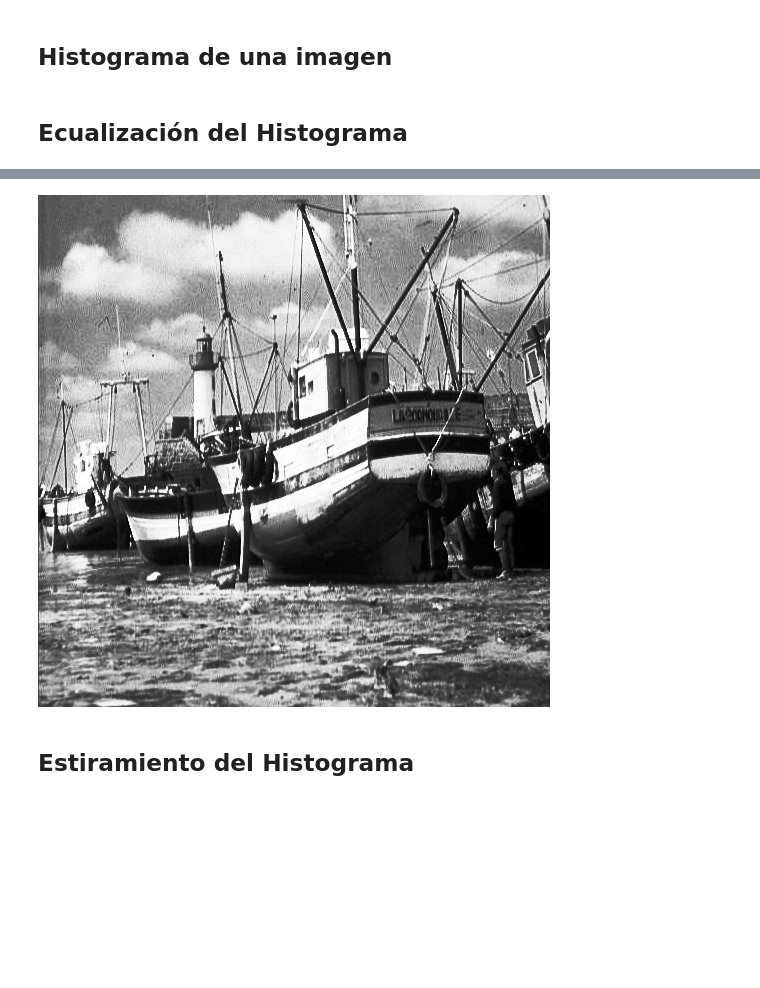
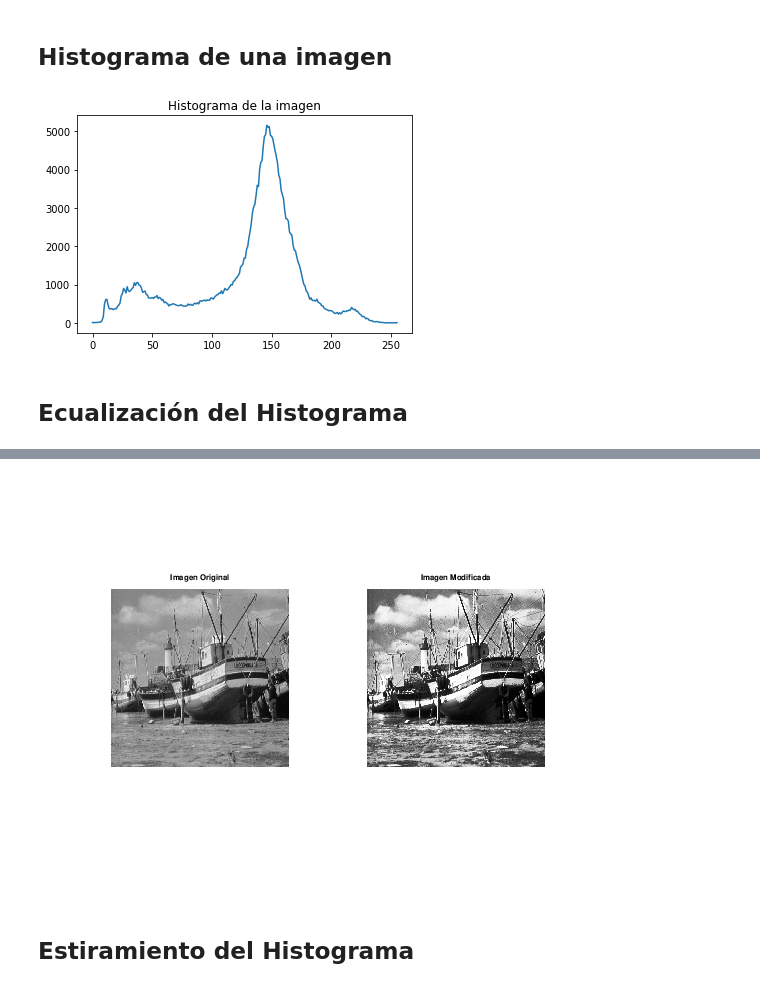
Before and after one commit to Jglez2330/Catalogo-PAID, a Jupyter notebook: Procesamiento usando Histrogramas/Procesamiento usando Histrogramas.ipynb, the cells around one changed output, grey strips where cells are left out. Drawn from its saved outputs; the diff is of its cells as text; code cells hidden in the pictures; blank space fills up the shorter version.

```diff
--- a/Procesamiento usando Histrogramas/Procesamiento usando Histrogramas.ipynb
+++ b/Procesamiento usando Histrogramas/Procesamiento usando Histrogramas.ipynb
@@ -7,6 +7,18 @@ import matplotlib.pyplot as plt
 
 
 def histograma(img_path):
+    """
+    Esta funcion calcula el histograma de una imagen
+
+    Sintaxis: histograma(img_path)
+
+    Entrada:
+        img_path -> direccion de la imagen a calcular el histograma
+
+    Salida:
+        Array de tamaño de 256 con el histograma
+
+    """
     image = cv2.imread(img_path, cv2.IMREAD_GRAYSCALE)
     (height, width) = image.shape
     hist = np.zeros(256, np.uint32)
@@ -20,12 +32,24 @@ if __name__ == '__main__':
     r = histograma("../Imagenes/boat.jpg")
     fig = plt.subplots(1, 1)
     plt.plot(r)
+    plt.title("Histograma de la imagen")
     plt.show()
+# %% [output]
+[figure, added]
 # %% [markdown]
 ## Ecualización del Histograma
 # %%
 pkg load image
 function imagenEcualizada = ecualizarImagen(img_path)
+    %Esta funcion calcula una imagen ecualizada
+    %
+    %Sintaxis: ecualizarImagen(img_path)
+    %
+    %Entrada:
+    %    img_path -> direccion de la imagen a ecualizar
+    %
+    %Salida:
+    %    Imagen ecualizada del tamaño de la imagen original
     img = imread(img_path);
     hist = obtenerHistograma(img);
     [m, n] = size(img);
@@ -46,6 +70,16 @@ function imagenEcualizada = ecualizarImagen(img_path)
 endfunction
 
 function histograma = obtenerHistograma(img)
+    %Esta funcion calcula el histograma de una imagen
+    %
+    %Sintaxis: obtenerHistograma(img)
+    %
+    %Entrada:
+    %    img -> Imagen a calcular el histograma
+    %
+    %Salida:
+    %    Array de tamaño de 256 con el histograma
+
     histograma = zeros(256, 1);
     for i = 0:255
         histograma(i+1) = sum(sum(img == i));
@@ -53,6 +87,17 @@ function histograma = obtenerHistograma(img)
 endfunction
 
 function dist = distribucionAcumulativa(hist, m, n)
+    %Esta funcion calcula la distribucion del histograma de una imagen
+    %
+    %Sintaxis: distribucionAcumulativa(hist, m, n)
+    %
+    %Entrada:
+    %    hist -> direccion de la imagen a calcular el histograma
+    %    m -> Entero, tamaño del ancho
+    %    n -> Entero, tamaño del alto
+    %
+    %Salida:
+    %    Array de tamaño de 256 con la distribucion acumulada
 
     dist = zeros(256, 1);
     for i = 0: 255
@@ -61,6 +106,13 @@ function dist = distribucionAcumulativa(hist, m, n)
 
 endfunction
 
+A = imread('../Imagenes/boat.jpg');
+subplot(1, 2, 1);
+imshow(A);
+title('Imagen Original');
+
 img_final = ecualizarImagen('../Imagenes/boat.jpg');
-imshow(img_final)
+subplot(1, 2, 2);
+imshow(img_final);
+title('Imagen Modificada');
 # %% [output]
@@ -67,4 +120,4 @@ imshow(img_final)
-[figure, old version]
+[figure, new version]
 # %% [markdown]
 ## Estiramiento del Histograma
 # %%
```
Also changed, not shown: parts of 4 cells of this notebook, 6 other files.
